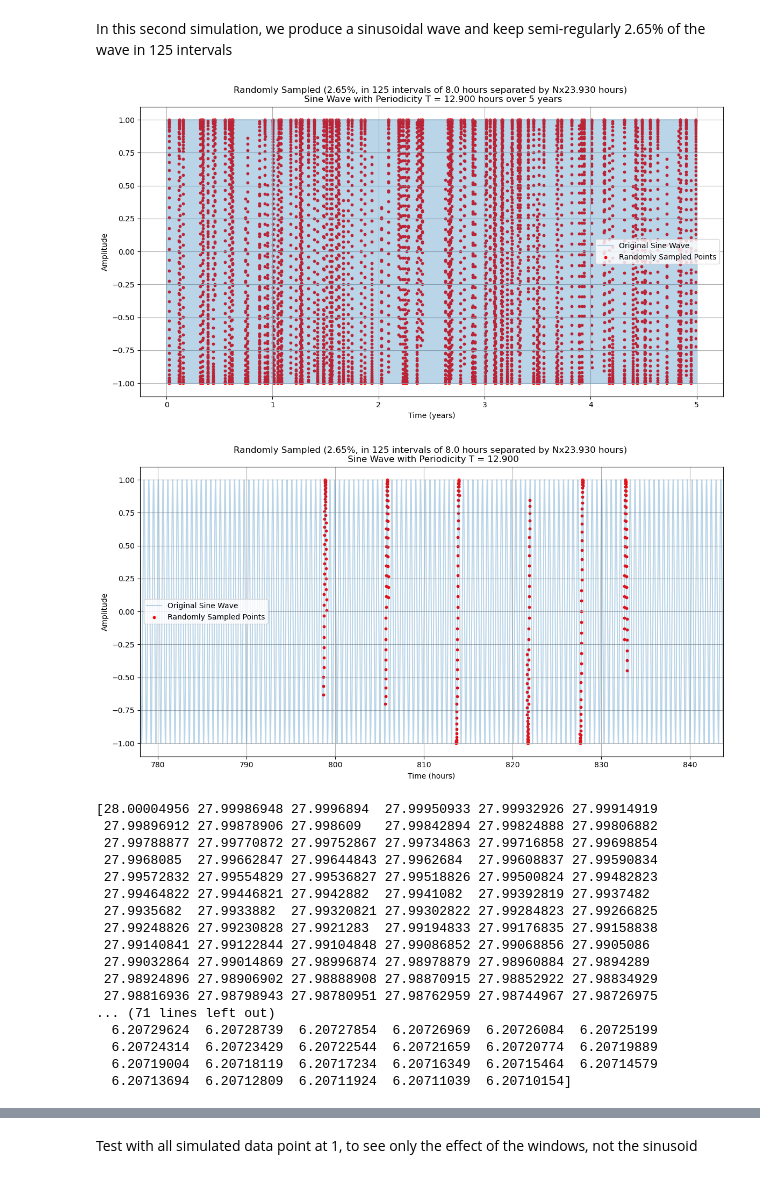
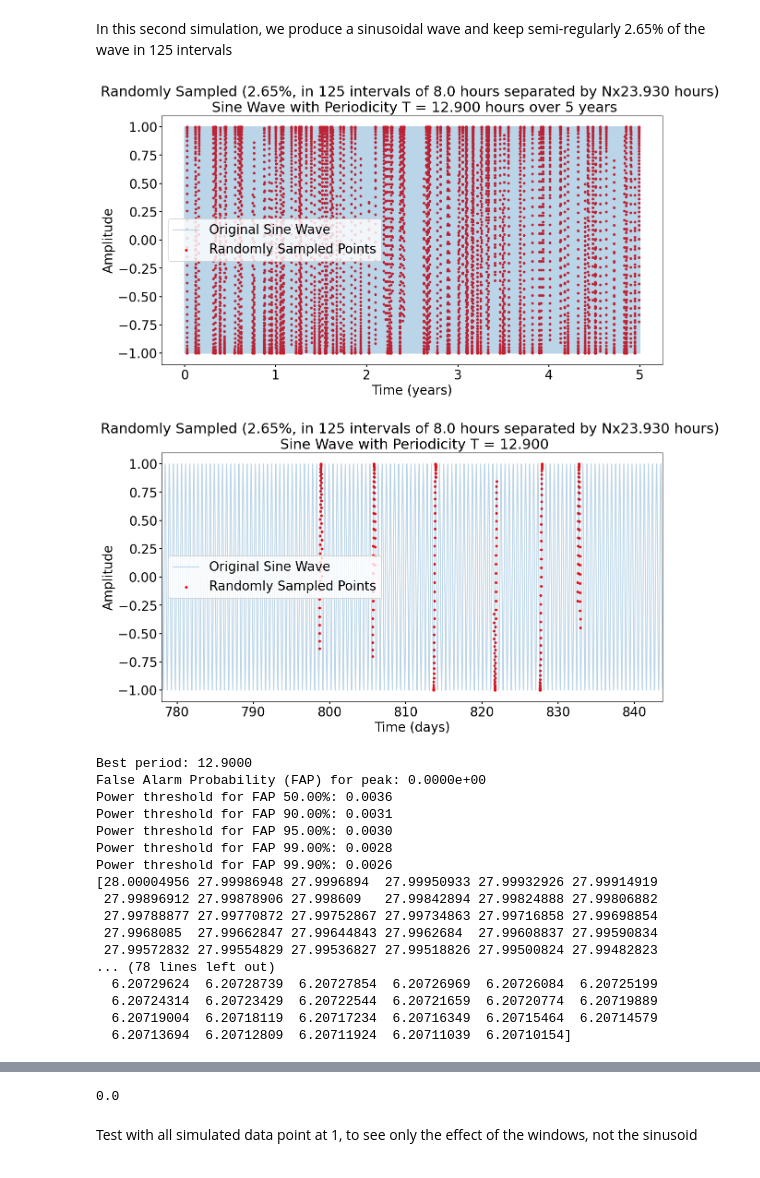
Before and after one commit to CorentinLouis/NenuFAR_pipeline_beamformed_data, a Jupyter notebook: normal_distribution_study.ipynb, the cells around one changed output, grey strips where cells are left out. Drawn from its saved outputs; the diff is of its cells as text; code cells hidden in the pictures.

```diff
--- a/normal_distribution_study.ipynb
+++ b/normal_distribution_study.ipynb
@@ -4,4 +4,6 @@ import numpy
 import matplotlib.pyplot as plt
 from matplotlib.ticker import AutoMinorLocator, MultipleLocator
 import matplotlib.colors as mcolors
+# %%
+fontsize = 18
 # %%
@@ -422,7 +451,10 @@ t = numpy.arange(0, duration, sampling_interval)
 
 # Generate sine wave
 y = A * numpy.sin(2 * numpy.pi * f * t)
-
+# Generate data points
+#mask_T = y >= 0.9
+#y[~mask_T] = 0
+#y[mask_T] = 1
 
 
 # Calculate maximum start time for observation windows
@@ -439,60 +471,62 @@ selected_starts = numpy.sort(rng.choice(valid_start_times, num_windows, replace=
 
 
 # Create a mask for observation periods
 mask = numpy.zeros_like(t, dtype=bool)
 for start in selected_starts:
     end_obs = start + obs_period
     mask[(t >= start) & (t < end_obs)] = True
 
 
 t_observed = t[mask]
 y_observed = y[mask]
 
 # Plot the original sine wave and the sampled points
 plt.figure(figsize=(14, 7))
 plt.plot(t/60/60/24/365.25, y, label='Original Sine Wave', alpha=0.3)
 plt.scatter(t_observed/60/60/24/365.25, y_observed, color='red', s=10, label='Randomly Sampled Points')
-plt.xlabel('Time (years)')
-plt.ylabel('Amplitude')
-plt.title(f'Randomly Sampled ({keep_fraction*100:.2f}%, in {num_windows} intervals of {obs_period/3600} hours separated by Nx{min_spread_between_two_obs_window/3600:02.3f} hours) \n Sine Wave with Periodicity T = {T/3600:.3f} hours over {years} years')
-plt.legend()
-plt.grid(True)
+plt.xlabel('Time (years)', fontsize = fontsize)
+plt.ylabel('Amplitude', fontsize = fontsize)
+plt.title(f'Randomly Sampled ({keep_fraction*100:.2f}%, in {num_windows} intervals of {obs_period/3600} hours separated by Nx{min_spread_between_two_obs_window/3600:02.3f} hours) \n Sine Wave with Periodicity T = {T/3600:.3f} hours over {years} years', fontsize = fontsize+2)
+plt.tick_params(axis='both', which='major', labelsize=fontsize, width = 1.5)
+plt.legend(fontsize = fontsize)
+plt.grid(False)
 plt.savefig("regularly_spaced_sin_T.pdf", format='pdf', transparent = True, dpi='figure')
 plt.show()
 
 
 plt.figure(figsize=(14, 7))
 plt.plot(t/60/60/24, y, label='Original Sine Wave', alpha=0.3)
 plt.scatter(t_observed/60/60/24, y_observed, color='red', s=10, label='Randomly Sampled Points')
 plt.xlim(2.13*365.25, 2.31*365.25)
-plt.xlabel('Time (hours)')
-plt.ylabel('Amplitude')
-plt.title(f'Randomly Sampled ({keep_fraction*100:.2f}%, in {num_windows} intervals of {obs_period/3600} hours separated by Nx{min_spread_between_two_obs_window/3600:02.3f} hours) \n Sine Wave with Periodicity T = {T/3600:.3f}')
-plt.legend()
-plt.grid(True)
+plt.xlabel('Time (days)', fontsize = fontsize)
+plt.ylabel('Amplitude', fontsize = fontsize)
+plt.title(f'Randomly Sampled ({keep_fraction*100:.2f}%, in {num_windows} intervals of {obs_period/3600} hours separated by Nx{min_spread_between_two_obs_window/3600:02.3f} hours) \n Sine Wave with Periodicity T = {T/3600:.3f}', fontsize = fontsize+2)
+plt.tick_params(axis='both', which='major', labelsize=fontsize, width = 1.5)
+plt.legend(fontsize = fontsize)
+plt.grid(False)
 plt.savefig("regularly_spaced_sin_T_zoomin.pdf", format='pdf', transparent = True, dpi='figure')
 plt.show()
 
-(frequency_LS, power_LS, _) = calculate_and_plot_LS_distrib(t_observed, y_observed, T/3600, "Lomb Scargle (LS) Periodogram", add_p_values='p-test',  savefig = True, filename_savedfile = 'LS_regularly_spaced_sin_T.pdf')#f"Lomb Scargle (LS) Periodogram \n Randomly Sampled ({keep_fraction*100:.2f}%, in {num_windows} intervals  of {obs_period/3600} hours separated by Nx{min_spread_between_two_obs_window/3600}) \n Sine Wave with Periodicity T = {T/3600:.3f} hours over {years} years")
-
+(frequency_LS, power_LS, _) = calculate_and_plot_LS_distrib(t_observed, y_observed, T/3600, "Lomb Scargle (LS) Periodogram",  savefig = True, filename_savedfile = 'LS_regularly_spaced_sin_T.pdf', add_p_values='from_ls')#f"Lomb Scargle (LS) Periodogram \n Randomly Sampled ({keep_fraction*100:.2f}%, in {num_windows} intervals  of {obs_period/3600} hours separated by Nx{min_spread_between_two_obs_window/3600}) \n Sine Wave with Periodicity T = {T/3600:.3f} hours over {years} years")
+#(frequency_LS, power_LS) = calculate_and_plot_LS_distrib(t_observed, y_observed, T/3600, "Lomb Scargle (LS) Periodogram",  savefig = True, filename_savedfile = 'LS_regularly_spaced_sin_T.pdf')
 Peaks = 1/frequency_LS[power_LS > 0.1]/60/60
 print(Peaks)
 # %% [output]
-[figure, old version]
+[figure, new version]
-[figure, old version]
+[figure, new version]
+Best period: 12.9000
+False Alarm Probability (FAP) for peak: 0.0000e+00
+Power threshold for FAP 50.00%: 0.0036
+Power threshold for FAP 90.00%: 0.0031
+Power threshold for FAP 95.00%: 0.0030
+Power threshold for FAP 99.00%: 0.0028
+Power threshold for FAP 99.90%: 0.0026
 [28.00004956 27.99986948 27.9996894  27.99950933 27.99932926 27.99914919
  27.99896912 27.99878906 27.998609   27.99842894 27.99824888 27.99806882
  27.99788877 27.99770872 27.99752867 27.99734863 27.99716858 27.99698854
  27.9968085  27.99662847 27.99644843 27.9962684  27.99608837 27.99590834
  27.99572832 27.99554829 27.99536827 27.99518826 27.99500824 27.99482823
- 27.99464822 27.99446821 27.9942882  27.9941082  27.99392819 27.9937482
- 27.9935682  27.9933882  27.99320821 27.99302822 27.99284823 27.99266825
- 27.99248826 27.99230828 27.9921283  27.99194833 27.99176835 27.99158838
- 27.99140841 27.99122844 27.99104848 27.99086852 27.99068856 27.9905086
- 27.99032864 27.99014869 27.98996874 27.98978879 27.98960884 27.9894289
- 27.98924896 27.98906902 27.98888908 27.98870915 27.98852922 27.98834929
- 27.98816936 27.98798943 27.98780951 27.98762959 27.98744967 27.98726975
-... (71 lines left out)
+... (78 lines left out)
   6.20729624  6.20728739  6.20727854  6.20726969  6.20726084  6.20725199
   6.20724314  6.20723429  6.20722544  6.20721659  6.20720774  6.20719889
   6.20719004  6.20718119  6.20717234  6.20716349  6.20715464  6.20714579
@@ -501,3 +535,7 @@ print(Peaks)
+# %%
+len(y[y==1]) / len(y)
+# %% [output]
+0.0
 # %% [markdown]
 Test with all simulated data point at 1, to see only the effect of the windows, not the sinusoid
 # %%
```
Also changed, not shown: parts of 15 cells of this notebook.
